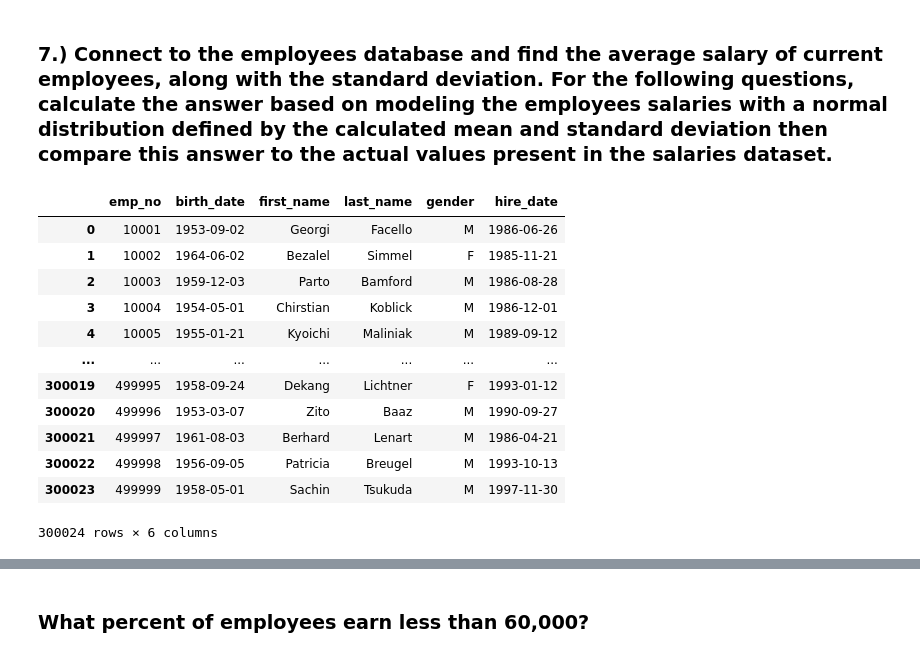
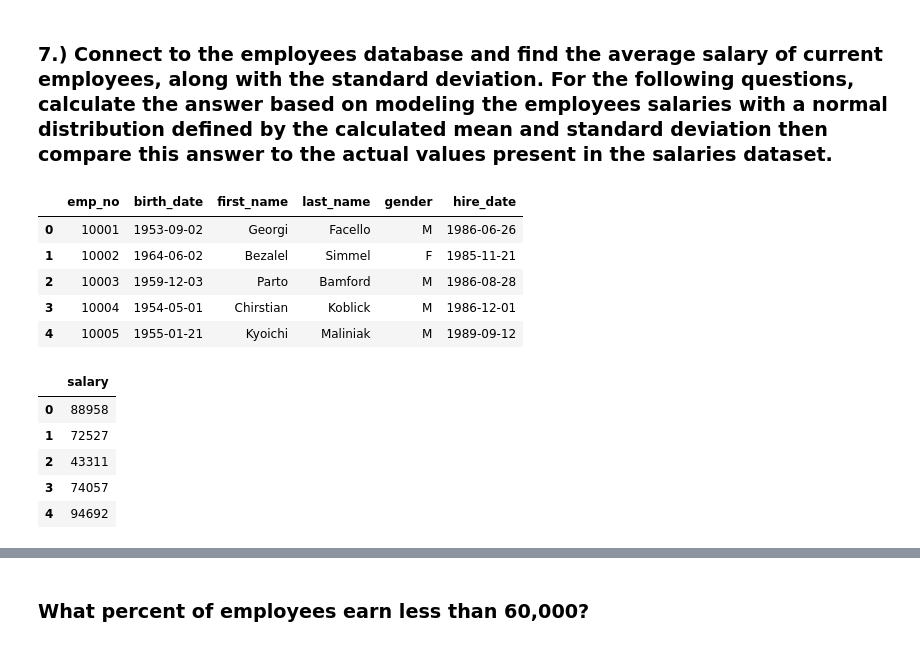
Before and after one commit to jnolf/statistics-exercises, a Jupyter notebook: probability_distributions.ipynb, the cells around one changed output, grey strips where cells are left out. Saved outputs shown, nothing was run; the diff lists cells and outputs as text; code cells hidden in the pictures.

```diff
--- a/probability_distributions.ipynb
+++ b/probability_distributions.ipynb
@@ -163,19 +239,26 @@ from env import get_db_url
 # %%
 url = get_db_url('employees')
 # %%
-employees = pd.read_sql('SELECT * FROM employees', url)
-employees
+employees = pd.DataFrame(pd.read_sql('SELECT * FROM employees', url))
+employees.head()
 # %% [output]
 |  | emp_no | birth_date | first_name | last_name | gender | hire_date |
 | 0 | 10001 | 1953-09-02 | Georgi | Facello | M | 1986-06-26 |
 | 1 | 10002 | 1964-06-02 | Bezalel | Simmel | F | 1985-11-21 |
 | 2 | 10003 | 1959-12-03 | Parto | Bamford | M | 1986-08-28 |
 | 3 | 10004 | 1954-05-01 | Chirstian | Koblick | M | 1986-12-01 |
 | 4 | 10005 | 1955-01-21 | Kyoichi | Maliniak | M | 1989-09-12 |
-| ... | ... | ... | ... | ... | ... | ... |
-| 300019 | 499995 | 1958-09-24 | Dekang | Lichtner | F | 1993-01-12 |
-| 300020 | 499996 | 1953-03-07 | Zito | Baaz | M | 1990-09-27 |
-| 300021 | 499997 | 1961-08-03 | Berhard | Lenart | M | 1986-04-21 |
-| 300022 | 499998 | 1956-09-05 | Patricia | Breugel | M | 1993-10-13 |
-| 300023 | 499999 | 1958-05-01 | Sachin | Tsukuda | M | 1997-11-30 |
-300024 rows × 6 columns
+# %%
+salaries = pd.read_sql(
+    '''SELECT salary
+       FROM salaries
+       WHERE to_date > NOW()''',
+       get_db_url('employees'))
+salaries.head()
+# %% [output]
+|  | salary |
+| 0 | 88958 |
+| 1 | 72527 |
+| 2 | 43311 |
+| 3 | 74057 |
+| 4 | 94692 |
```
Also changed, not shown: parts of 30 cells of this notebook.
